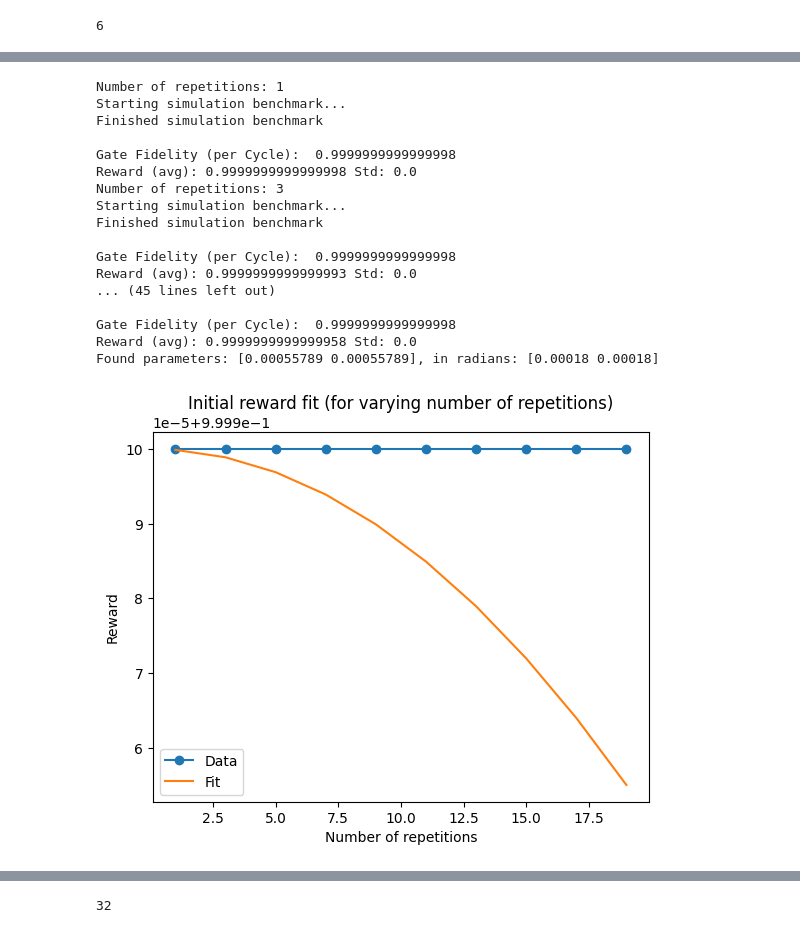
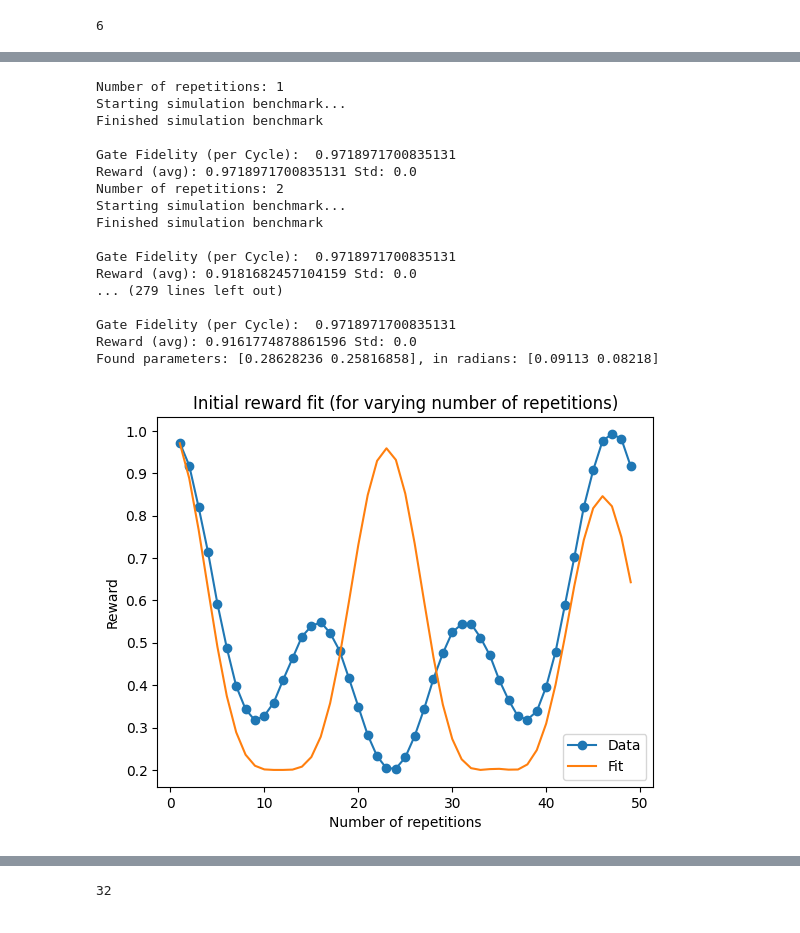
Before and after one commit to arthurostrauss/Quantum_Optimal_Control, a Jupyter notebook: gate_level/spillover_noise_use_case/generic_spillover/fifth_reference_notebook.ipynb, the cells around one changed output, grey strips where cells are left out. Cells and saved outputs as stored; diff of their text form; code cells hidden in the pictures.

```diff
--- a/gate_level/spillover_noise_use_case/generic_spillover/fifth_reference_notebook.ipynb
+++ b/gate_level/spillover_noise_use_case/generic_spillover/fifth_reference_notebook.ipynb
@@ -54,11 +54,12 @@ gamma_matrix[2, 3] = 0.025  # γ_2->3
 gamma_matrix[3, 3] = 0.01  # γ_2->3
 gamma_matrix[4, 3] = 0.025  # γ_4->3
 gamma_matrix[5, 3] = 0.01  # γ_5->3
-# gamma_matrix[0, 2] = 0.005  # γ_0->2
-# gamma_matrix[1, 2] = 0.01  # γ_1->2
-# gamma_matrix[3, 2] = 0.025  # γ_3->2
-# gamma_matrix[4, 2] = 0.025  # γ_4->2
-# gamma_matrix[5, 2] = 0.01  # γ_5->2
+gamma_matrix[0, 2] = 0.01  # γ_0->2
+gamma_matrix[1, 2] = 0.025  # γ_1->2
+gamma_matrix[2, 2] = 0.01  # γ_1->2
+gamma_matrix[3, 2] = 0.025  # γ_3->2
+gamma_matrix[4, 2] = 0.01  # γ_4->2
+gamma_matrix[5, 2] = 0.005  # γ_5->2
 # gamma_matrix = 0.05 * np.round(np.random.rand(num_qubits, num_qubits), 3)
 
 # Generate another gamma matrix based on coupling map defined above
@@ -547,14 +370,14 @@ class GeneralAngleSpilloverEnv(ContextAwareQuantumEnvironment):
 # %%
 # Constructing general angle spillover env
 
-# from general_angle_spillover_env import GeneralAngleSpilloverEnv
+from general_angle_spillover_env import GeneralAngleSpilloverEnv
 
 general_env = GeneralAngleSpilloverEnv(
     q_env_config,
     unbound_circuit_context=circuit,
     gamma_matrix=gamma_matrix,
     num_params=5,
-    discrete_history_length=3,
+    discrete_history_length=2,
     applied_qubits=[0, 1, 2, 3, 4, 5],
     circuit_param_distribution="uniform",
     optimal_error_precision=1e-4,
@@ -624,0 +448,3 @@ opt_action[0, [2, 3]] = -subsystem_spillover_angles
+# %%
+subsystem_spillover_angles[0] = 0.5 * subsystem_spillover_angles[0]
+subsystem_spillover_angles
@@ -629,38 +457,38 @@ array([[ 0.        ,  0.        , -0.        , -0.26703538,  0.        ,
          0.        ,  0.        ]])
 # %%
-general_env.initial_reward_fit(
-    # np.zeros((1, 7)),
-    opt_action,
+fig, reward_data = general_env.initial_reward_fit(
+    np.zeros((1, 7)),
+    # opt_action,
     ExecutionConfig(
         sampling_paulis=100,
         n_shots=10,
         n_reps=list(
-            range(1, 20, 2),
+            range(1, 50, 1),
         ),
         dfe_precision=None,
         seed=q_env_config.seed,
         control_flow_enabled=False,
     ),
     update_fit_params=False,
     reward_method="fidelity",
-    # fit_p0=list(subsystem_spillover_angles)
+    fit_p0=list(subsystem_spillover_angles)
 )
 # %% [output]
 Number of repetitions: 1
 Starting simulation benchmark...
 Finished simulation benchmark
 
-Gate Fidelity (per Cycle):  0.9999999999999998
-Reward (avg): 0.9999999999999998 Std: 0.0
-Number of repetitions: 3
+Gate Fidelity (per Cycle):  0.9718971700835131
+Reward (avg): 0.9718971700835131 Std: 0.0
+Number of repetitions: 2
 Starting simulation benchmark...
 Finished simulation benchmark
 
-Gate Fidelity (per Cycle):  0.9999999999999998
-Reward (avg): 0.9999999999999993 Std: 0.0
-... (45 lines left out)
+Gate Fidelity (per Cycle):  0.9718971700835131
+Reward (avg): 0.9181682457104159 Std: 0.0
+... (279 lines left out)
 
-Gate Fidelity (per Cycle):  0.9999999999999998
-Reward (avg): 0.9999999999999958 Std: 0.0
-Found parameters: [0.00055789 0.00055789], in radians: [0.00018 0.00018]
+Gate Fidelity (per Cycle):  0.9718971700835131
+Reward (avg): 0.9161774878861596 Std: 0.0
+Found parameters: [0.28628236 0.25816858], in radians: [0.09113 0.08218]
-[figure, old version]
+[figure, new version]
```
Also changed, not shown: parts of 30 cells of this notebook, 4 other files.
